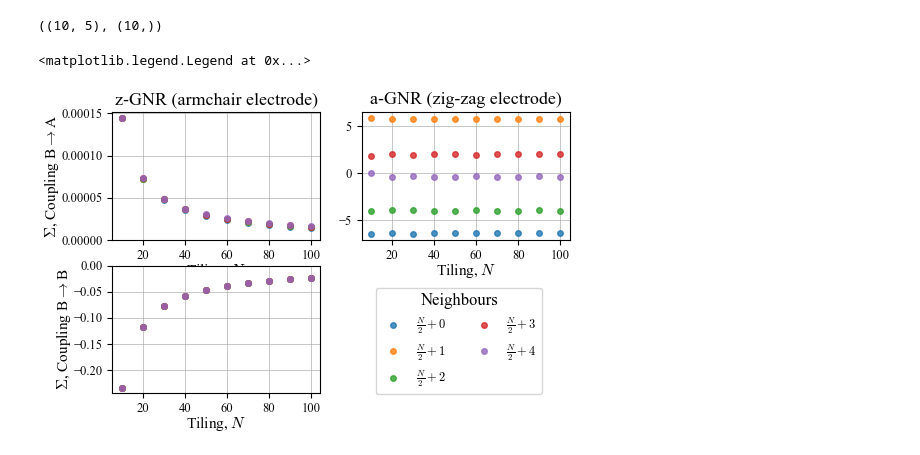
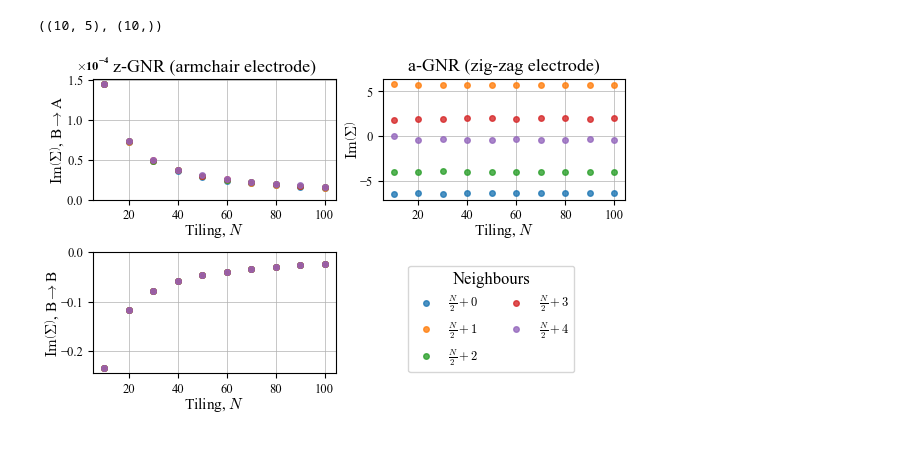
Before and after one commit to BastianValhoj/QTM-ML, a Jupyter notebook: scripts/overnight/siesta-calcs/investigate_edges.ipynb, the cells around one changed output. Drawn from its saved outputs; the diff is of its cells as text; code cells hidden in the pictures.

Commit message:
updated indexing to see coupling of a-GNR and z-GNR

```diff
--- a/scripts/overnight/siesta-calcs/investigate_edges.ipynb
+++ b/scripts/overnight/siesta-calcs/investigate_edges.ipynb
@@ -414,36 +414,40 @@ colors = ["blue", "crimson", "lime", "darkorange"]
 fig, ax = thesis_fig(subplots=(2,2))
 
 ax[0,0].set_title("z-GNR (armchair electrode)")
 ax[0,1].set_title("a-GNR (zig-zag electrode)")
 
 
 for i in range(num_neighbours):
     ax[0, 0].plot(nZ, ZcoupL_A[:, i], linestyle="none", marker="o", markersize=4, alpha=0.8, label=f"$\\frac{{N}}{{2}}-{i}$")
 
     # ax[0, 0].plot(nZ, ZcoupR_A[:, i], linestyle="none", marker="o", markersize=4)
 
     ax[1, 0].plot(nZ, ZcoupL_B[:, i], linestyle="none", marker="o", markersize=4, alpha=0.8, label=f"$\\frac{{N}}{{2}}-{i}$")
     # ax[1, 0].plot(nZ, ZcoupR_B[:, i], linestyle="none", marker="o", markersize=4)
 
     ax[0,1].plot(nA, (AcoupL[:, i]), linestyle="none", marker="o", markersize=4, alpha=0.8, label=f"$\\frac{{N}}{{2}}-{i}$")
 
+ax[0,0].set(ylabel=r"$\mathrm{Im}{\left(\Sigma\right)}$, B$\to$A")
+ax[1,0].set(ylabel=r"$\mathrm{Im}{\left(\Sigma\right)}$, B$\to$B")
+ax[0,1].set(ylabel=r"$\mathrm{Im}{\left(\Sigma\right)}$")
+
+ax[0,0].ticklabel_format(style="sci", axis="y", scilimits=(-1,2), useMathText=True)
+ax[0,0].yaxis.get_offset_text().set_weight('bold')
+ax[0,0].yaxis.get_offset_text().set(ha="center", va="bottom")
+
 ax[1,1].set_axis_off()
-ax[0,0].set(ylabel="$\\Sigma$, Coupling B$\\to$A")
-ax[1,0].set(ylabel="$\\Sigma$, Coupling B$\\to$B")
-
 for a in ax.flatten():
     if a.axison:
 
         a.grid()
         ymin, ymax = a.get_ylim()
         a.set(ylim=(min(ymin, 0), max(ymax, 0)), xlabel="Tiling, $N$"
             )
 
 
 fig.legend([f"$\\frac{{N}}{{2}} + {i}$" for i in range(num_neighbours)], loc=(0.625, 0.125), ncols=2, title="Neighbours")
 
-# fig.set_constrained_layout(True)
+fig.set_constrained_layout(True)
 # fig.tight_layout()
 # %% [output]
-<matplotlib.legend.Legend at 0x...>
-[figure, old version]
+[figure, new version]
```
Also changed, not shown: parts of 3 cells of this notebook.
